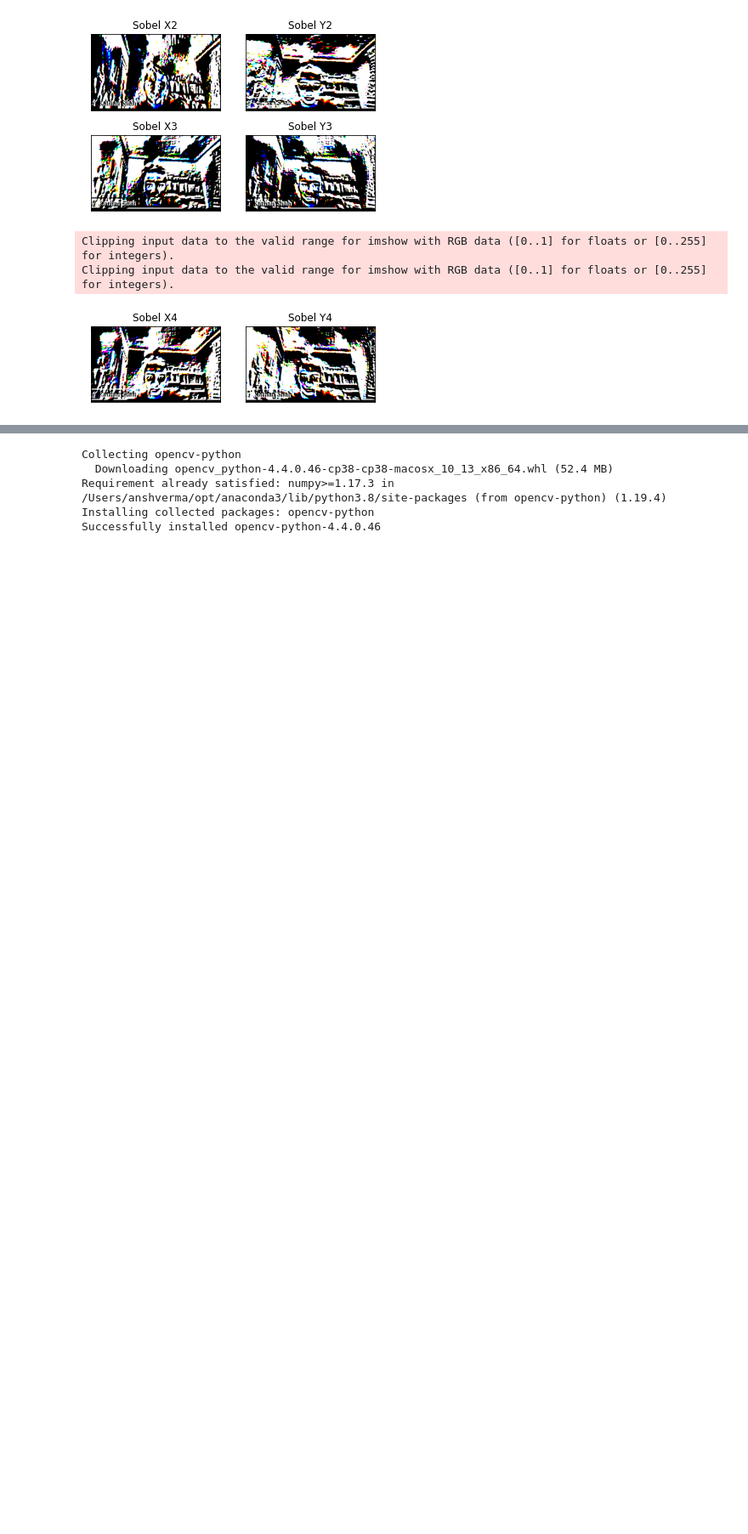
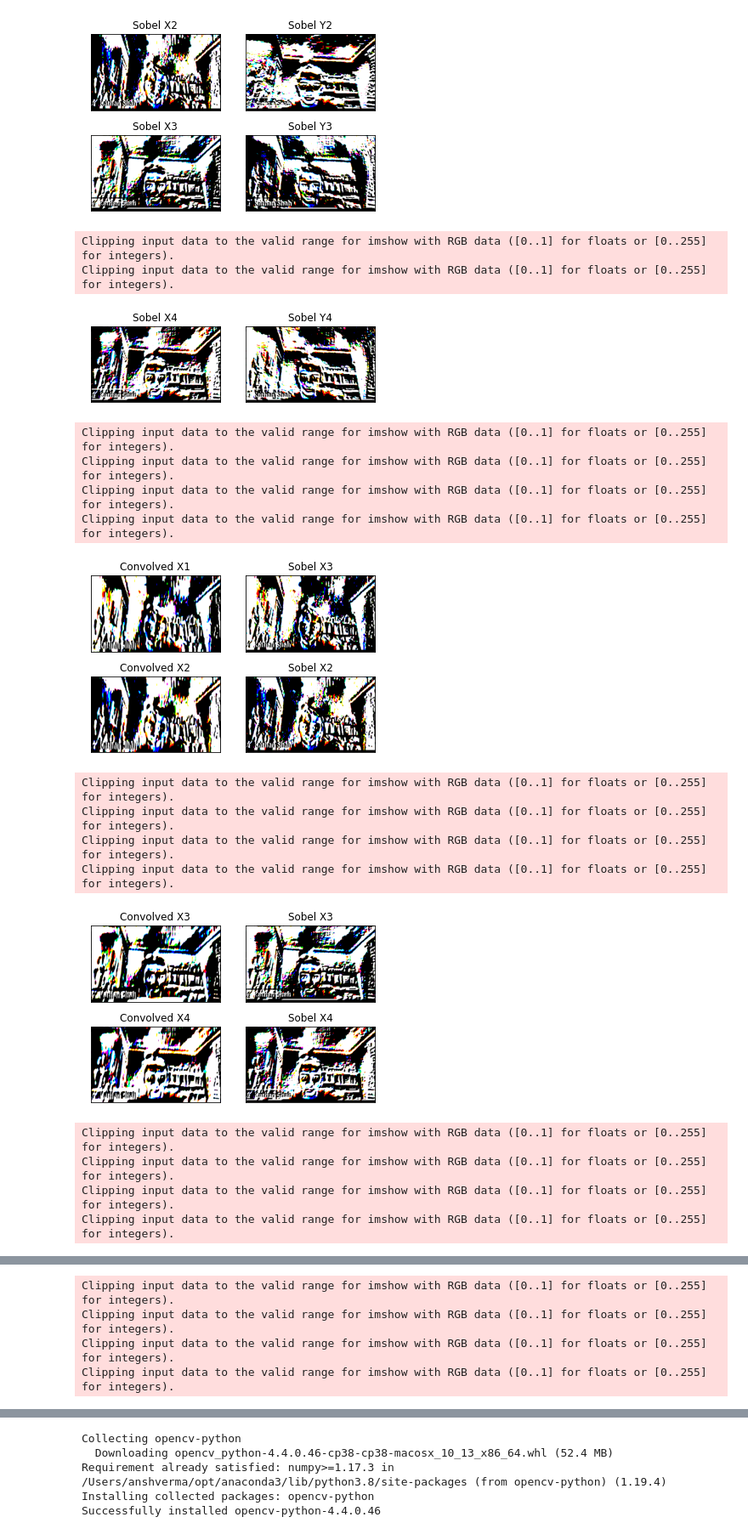
Before and after one commit to hmallen99/VisualReconstructionAlgorithms, a Jupyter notebook: OrientationMaps.ipynb, the cells around one changed output, grey strips where cells are left out. Shown: that part at 85% size. Drawn from its saved outputs; the diff is of its cells as text; code cells hidden in the pictures; blank space fills up the shorter version.

```diff
--- a/OrientationMaps.ipynb
+++ b/OrientationMaps.ipynb
@@ -56,3 +56,10 @@ Clipping input data to the valid range for imshow with RGB data ([0..1] for floa
 Clipping input data to the valid range for imshow with RGB data ([0..1] for floats or [0..255] for integers).
 Clipping input data to the valid range for imshow with RGB data ([0..1] for floats or [0..255] for integers).
 [figure]
+# %%
+"""Need to figure out dimensions of Kernel -> not specified in paper (until page 3)"""
+sd1 = 2.55
+sd2 = 3*sd1
+sd3 = 5*sd1
+size = 8
+retval = cv.getGaussianKernel(size, sd1)
@@ -58,0 +75,68 @@ Clipping input data to the valid range for imshow with RGB data ([0..1] for floa
+# %%
+convx1 = convolutionCalc(sobelx1)
+convy1 = convolutionCalc(sobely1)
+
+convx2 = convolutionCalc(sobelx2)
+convy2 = convolutionCalc(sobely2)
+
+convx3 = convolutionCalc(sobelx3)
+convy3 = convolutionCalc(sobely3)
+
+convx4 = convolutionCalc(sobelx4)
+convy4 = convolutionCalc(sobely4)
+# %%
+plt.subplot(2,2,1), plt.imshow(convx1,cmap = 'gray')
+plt.title('Convolved X1'), plt.xticks([]), plt.yticks([])
+plt.subplot(2,2,2),plt.imshow(sobelx1, cmap = 'gray')
+plt.title('Sobel X3'), plt.xticks([]), plt.yticks([])
+plt.subplot(2,2,3),plt.imshow(convx2,cmap = 'gray')
+plt.title('Convolved X2'), plt.xticks([]), plt.yticks([])
+plt.subplot(2,2,4),plt.imshow(sobelx2,cmap = 'gray')
+plt.title('Sobel X2'), plt.xticks([]), plt.yticks([])
+plt.show()
+
+plt.subplot(2,2,1), plt.imshow(convx3,cmap = 'gray')
+plt.title('Convolved X3'), plt.xticks([]), plt.yticks([])
+plt.subplot(2,2,2),plt.imshow(sobelx3, cmap = 'gray')
+plt.title('Sobel X3'), plt.xticks([]), plt.yticks([])
+plt.subplot(2,2,3),plt.imshow(convx4,cmap = 'gray')
+plt.title('Convolved X4'), plt.xticks([]), plt.yticks([])
+plt.subplot(2,2,4),plt.imshow(sobelx4,cmap = 'gray')
+plt.title('Sobel X4'), plt.xticks([]), plt.yticks([])
+plt.show()
+
+
+plt.subplot(2,2,1), plt.imshow(convy1,cmap = 'gray')
+plt.title('Convolved Y1'), plt.xticks([]), plt.yticks([])
+plt.subplot(2,2,2),plt.imshow(sobely1, cmap = 'gray')
+plt.title('Sobel XY'), plt.xticks([]), plt.yticks([])
+plt.subplot(2,2,3),plt.imshow(convy2,cmap = 'gray')
+plt.title('Convolved Y2'), plt.xticks([]), plt.yticks([])
+plt.subplot(2,2,4),plt.imshow(sobely2,cmap = 'gray')
+plt.title('Sobel Y2'), plt.xticks([]), plt.yticks([])
+plt.show()
+
+plt.subplot(2,2,1), plt.imshow(convy3,cmap = 'gray')
+plt.title('Convolved Y3'), plt.xticks([]), plt.yticks([])
+plt.subplot(2,2,2),plt.imshow(sobely3, cmap = 'gray')
+plt.title('Sobel Y3'), plt.xticks([]), plt.yticks([])
+plt.subplot(2,2,3),plt.imshow(convy4,cmap = 'gray')
+plt.title('Convolved Y4'), plt.xticks([]), plt.yticks([])
+plt.subplot(2,2,4),plt.imshow(sobely4,cmap = 'gray')
+plt.title('Sobel Y4'), plt.xticks([]), plt.yticks([])
+plt.show()
+# %% [output]
+Clipping input data to the valid range for imshow with RGB data ([0..1] for floats or [0..255] for integers).
+Clipping input data to the valid range for imshow with RGB data ([0..1] for floats or [0..255] for integers).
+Clipping input data to the valid range for imshow with RGB data ([0..1] for floats or [0..255] for integers).
+Clipping input data to the valid range for imshow with RGB data ([0..1] for floats or [0..255] for integers).
+[figure, added]
+Clipping input data to the valid range for imshow with RGB data ([0..1] for floats or [0..255] for integers).
+Clipping input data to the valid range for imshow with RGB data ([0..1] for floats or [0..255] for integers).
+Clipping input data to the valid range for imshow with RGB data ([0..1] for floats or [0..255] for integers).
+Clipping input data to the valid range for imshow with RGB data ([0..1] for floats or [0..255] for integers).
+[figure, added]
+Clipping input data to the valid range for imshow with RGB data ([0..1] for floats or [0..255] for integers).
+Clipping input data to the valid range for imshow with RGB data ([0..1] for floats or [0..255] for integers).
+Clipping input data to the valid range for imshow with RGB data ([0..1] for floats or [0..255] for integers).
+Clipping input data to the valid range for imshow with RGB data ([0..1] for floats or [0..255] for integers).
@@ -58,0 +144,4 @@ Clipping input data to the valid range for imshow with RGB data ([0..1] for floa
+Clipping input data to the valid range for imshow with RGB data ([0..1] for floats or [0..255] for integers).
+Clipping input data to the valid range for imshow with RGB data ([0..1] for floats or [0..255] for integers).
+Clipping input data to the valid range for imshow with RGB data ([0..1] for floats or [0..255] for integers).
+Clipping input data to the valid range for imshow with RGB data ([0..1] for floats or [0..255] for integers).
```
Also changed, not shown: parts of 3 cells of this notebook.
